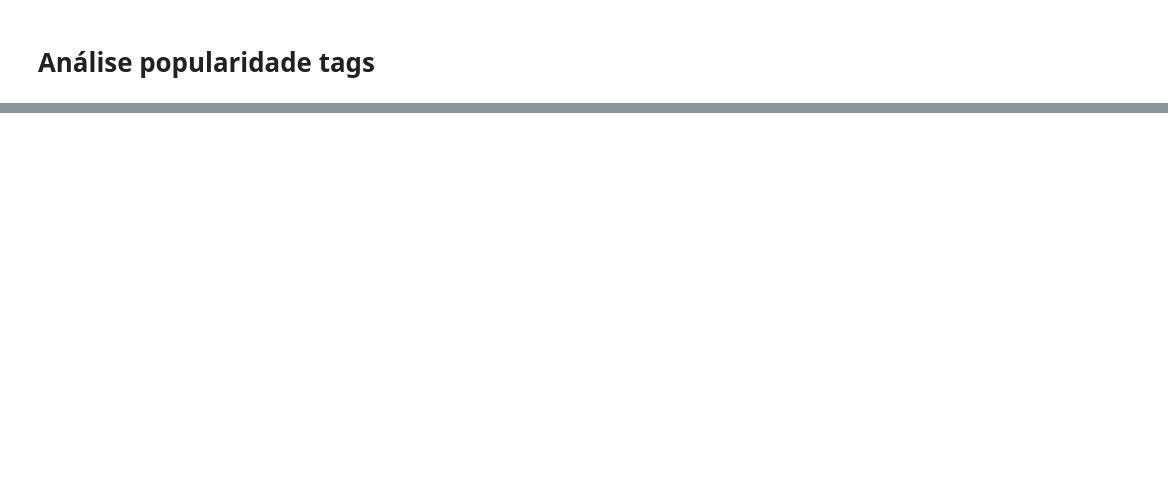
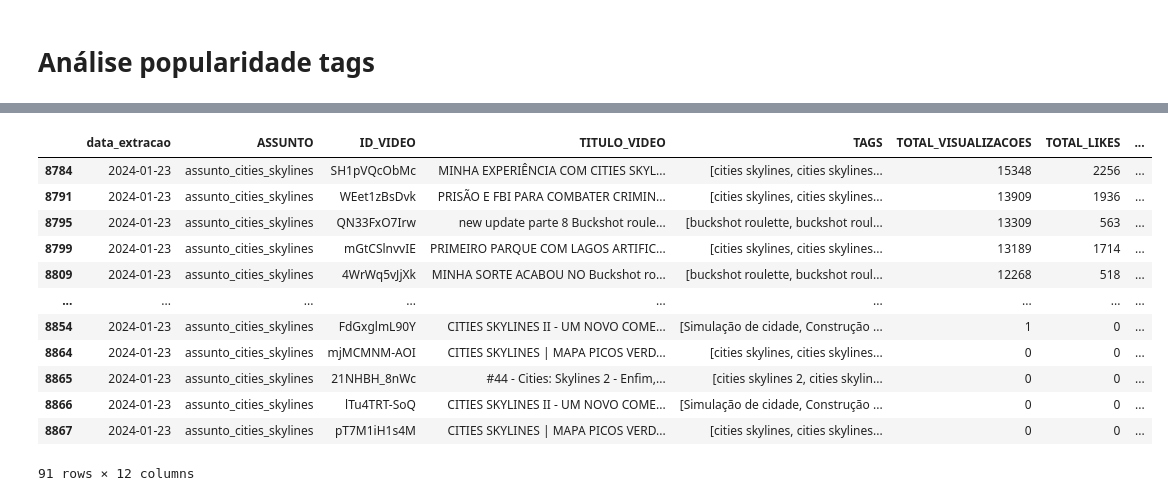
Before and after one commit to rodrigorocha1/analise_dados_youtube, a Jupyter notebook: notebooks_v2/visualizacoes.ipynb, the cells around one changed output, grey strips where cells are left out. Saved outputs shown, nothing was run; the diff lists cells and outputs as text; code cells hidden in the pictures; blank space fills up the shorter version.

```diff
--- a/notebooks_v2/visualizacoes.ipynb
+++ b/notebooks_v2/visualizacoes.ipynb
@@ -1020,0 +1044,17 @@ if __name__ == '__main__':
+# %%
+base_video['TAGS'] = base_video['TAGS'].to_list()
+base_video
+# %% [output]
+|  | data_extracao | ASSUNTO | ID_VIDEO | TITULO_VIDEO | TAGS | TOTAL_VISUALIZACOES | TOTAL_LIKES | ... |
+| 8784 | 2024-01-23 | assunto_cities_skylines | SH1pVQcObMc | MINHA EXPERIÊNCIA COM CITIES SKYL... | [cities skylines, cities skylines... | 15348 | 2256 | ... |
+| 8791 | 2024-01-23 | assunto_cities_skylines | WEet1zBsDvk | PRISÃO E FBI PARA COMBATER CRIMIN... | [cities skylines, cities skylines... | 13909 | 1936 | ... |
+| 8795 | 2024-01-23 | assunto_cities_skylines | QN33FxO7Irw | new update parte 8 Buckshot roule... | [buckshot roulette, buckshot roul... | 13309 | 563 | ... |
+| 8799 | 2024-01-23 | assunto_cities_skylines | mGtCSlnvvIE | PRIMEIRO PARQUE COM LAGOS ARTIFIC... | [cities skylines, cities skylines... | 13189 | 1714 | ... |
+| 8809 | 2024-01-23 | assunto_cities_skylines | 4WrWq5vJjXk | MINHA SORTE ACABOU NO Buckshot ro... | [buckshot roulette, buckshot roul... | 12268 | 518 | ... |
+| ... | ... | ... | ... | ... | ... | ... | ... | ... |
+| 8854 | 2024-01-23 | assunto_cities_skylines | FdGxglmL90Y | CITIES SKYLINES II - UM NOVO COME... | [Simulação de cidade, Construção ... | 1 | 0 | ... |
+| 8864 | 2024-01-23 | assunto_cities_skylines | mjMCMNM-AOI | CITIES SKYLINES | MAPA PICOS VERD... | [cities skylines, cities skylines... | 0 | 0 | ... |
+| 8865 | 2024-01-23 | assunto_cities_skylines | 21NHBH_8nWc | #44 - Cities: Skylines 2 - Enfim,... | [cities skylines 2, cities skylin... | 0 | 0 | ... |
+| 8866 | 2024-01-23 | assunto_cities_skylines | lTu4TRT-SoQ | CITIES SKYLINES II - UM NOVO COME... | [Simulação de cidade, Construção ... | 0 | 0 | ... |
+| 8867 | 2024-01-23 | assunto_cities_skylines | pT7M1iH1s4M | CITIES SKYLINES | MAPA PICOS VERD... | [cities skylines, cities skylines... | 0 | 0 | ... |
+91 rows × 12 columns
```
Also changed, not shown: parts of 23 cells of this notebook, 1 other file.
